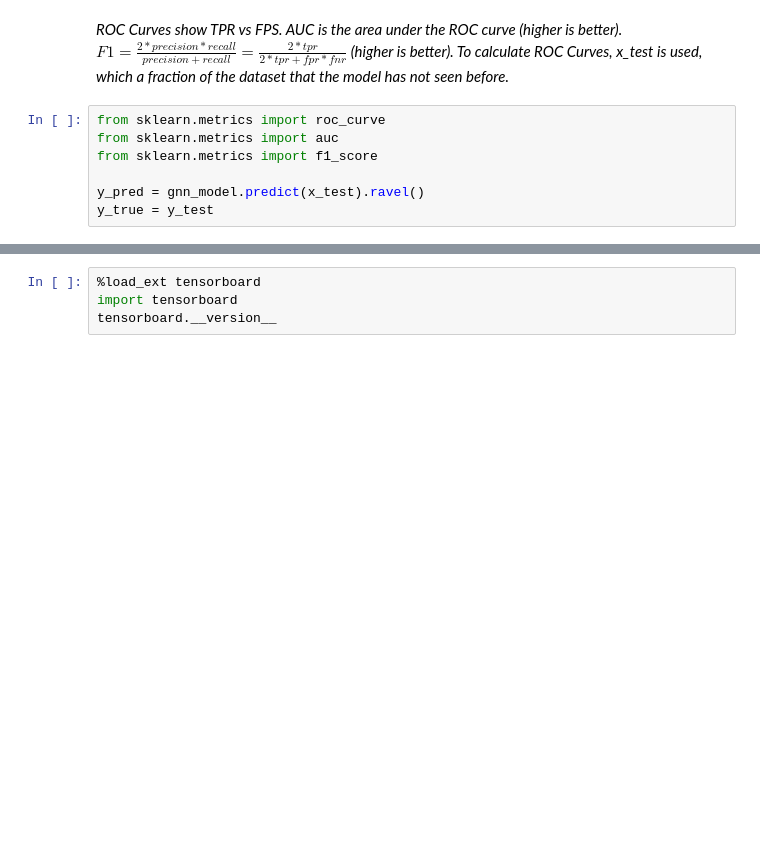
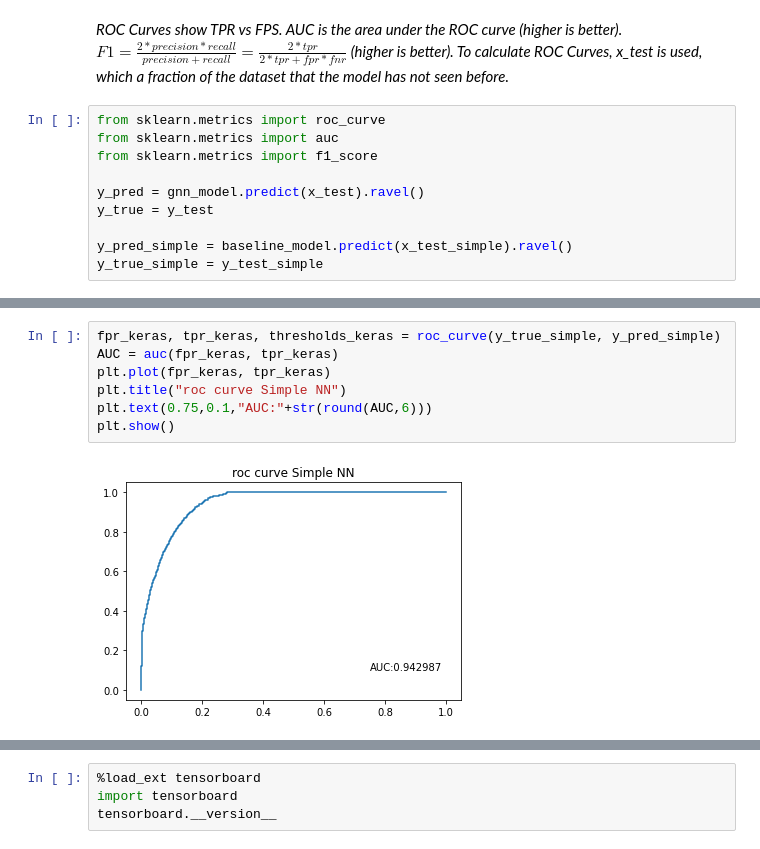
Before and after one commit to LukeV37/ttbar-samples, a Jupyter notebook: GCNN_Baseline.ipynb, the cells around one changed output, grey strips where cells are left out. Cells and saved outputs as stored; diff of their text form; blank space fills up the shorter version.

```diff
--- a/GCNN_Baseline.ipynb
+++ b/GCNN_Baseline.ipynb
@@ -469,5 +540,8 @@ from sklearn.metrics import f1_score
 
 y_pred = gnn_model.predict(x_test).ravel()
 y_true = y_test
+
+y_pred_simple = baseline_model.predict(x_test_simple).ravel()
+y_true_simple = y_test_simple
 # %% [output]
 290/290 [==============================] - 1s 2ms/step
@@ -483,3 +558,12 @@ plt.show()
+# %%
+fpr_keras, tpr_keras, thresholds_keras = roc_curve(y_true_simple, y_pred_simple)
+AUC = auc(fpr_keras, tpr_keras)
+plt.plot(fpr_keras, tpr_keras)
+plt.title("roc curve Simple NN")
+plt.text(0.75,0.1,"AUC:"+str(round(AUC,6)))
+plt.show()
+# %% [output]
+[figure, added]
 # %%
 threshhold = 0.5
 
```
Also changed, not shown: parts of 13 cells of this notebook.
